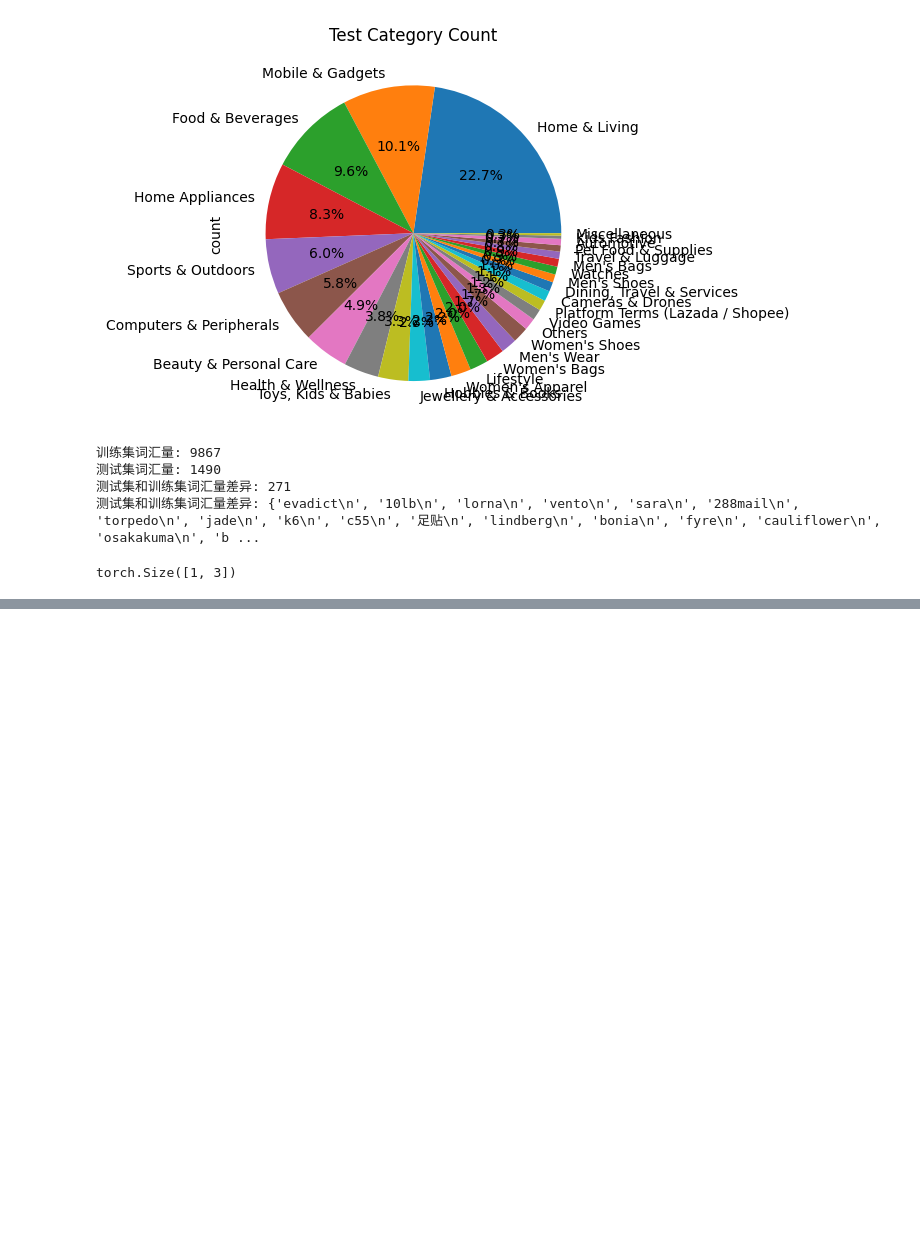
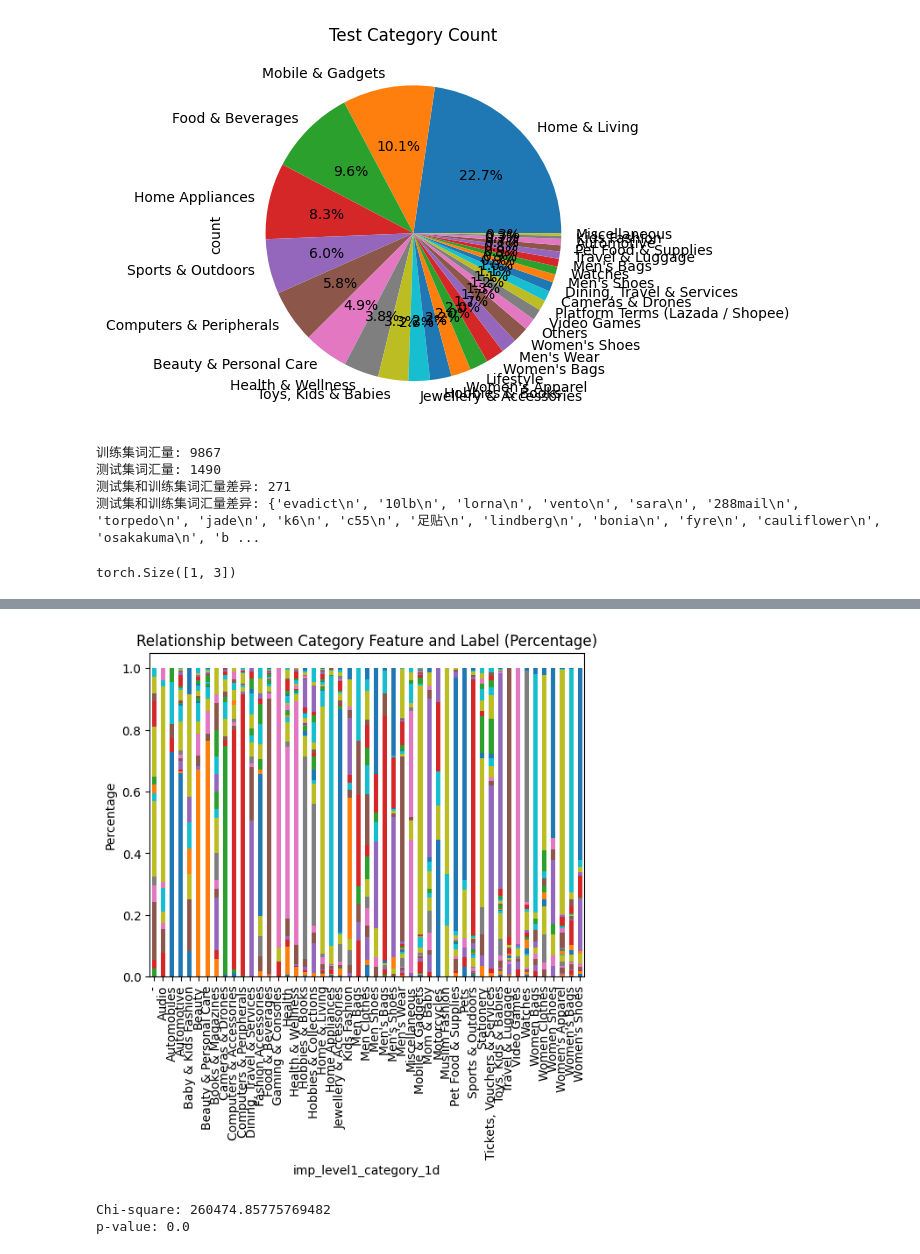
Before and after one commit to wuhonglei/dh_ai, a Jupyter notebook: 课后作业/关键词分类_pytorch/模型改进_only_keyword_bert/analysis.ipynb, the cells around one changed output, grey strips where cells are left out. Drawn from its saved outputs; the diff is of its cells as text; code cells hidden in the pictures; blank space fills up the shorter version.

```diff
--- a/课后作业/关键词分类_pytorch/模型改进_only_keyword_bert/analysis.ipynb
+++ b/课后作业/关键词分类_pytorch/模型改进_only_keyword_bert/analysis.ipynb
@@ -209,0 +282,25 @@ for step, batch in enumerate(train_dataloader):
+# %%
+cross_tab_pct = cross_tab.div(cross_tab.sum(axis=1), axis=0)
+cross_tab_pct.plot(kind='bar', stacked=True)
+plt.xlabel('imp_level1_category_1d')
+plt.ylabel('Percentage')
+plt.title('Relationship between Category Feature and Label (Percentage)')
+plt.legend().set_visible(False)
+plt.show()
+# %% [output]
+[figure, added]
+# %%
+from scipy.stats import chi2_contingency
+
+# 创建交叉表
+contingency_table = pd.crosstab(
+    data['imp_level1_category_1d'], data['Category'])
+
+# 执行卡方检验
+chi2, p, dof, expected = chi2_contingency(contingency_table)
+
+print("Chi-square:", chi2)
+print("p-value:", p)
+# %% [output]
+Chi-square: 260474.85775769482
+p-value: 0.0
```
Also changed, not shown: parts of 4 cells of this notebook.
